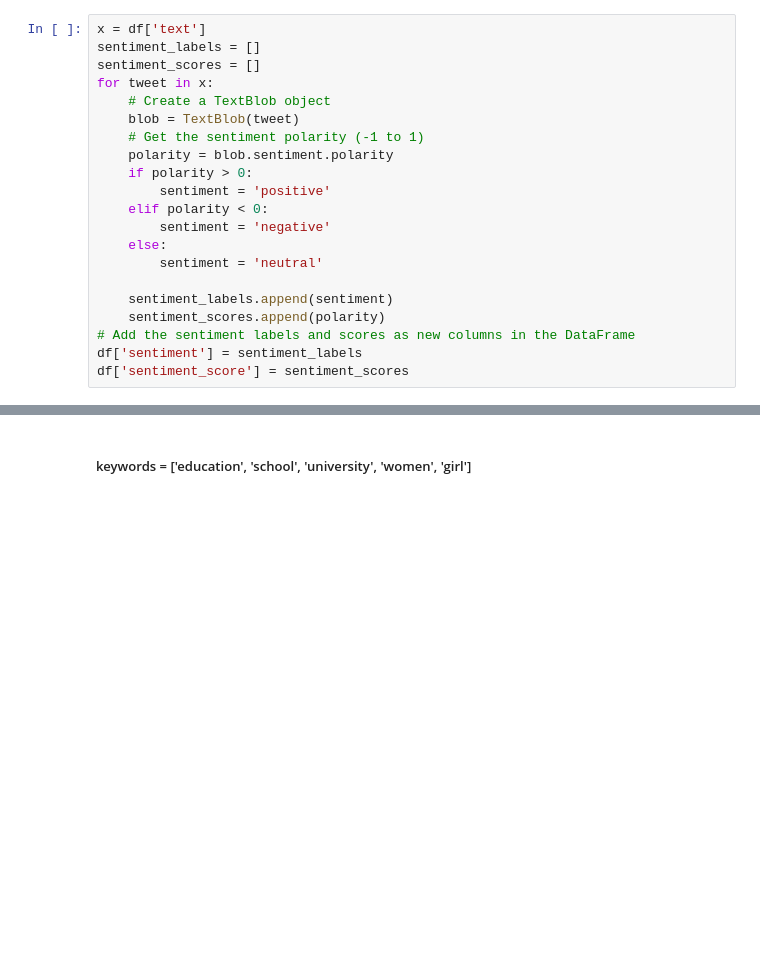
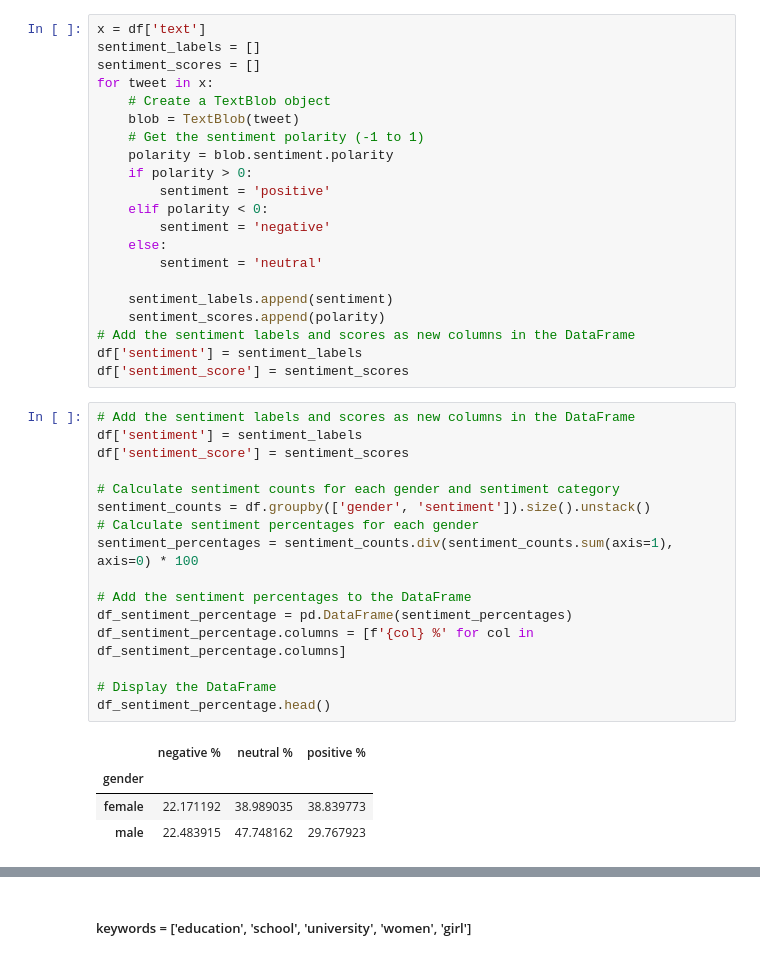
Before and after one commit to Saboor-Hamedi/Master-Thesis, a Jupyter notebook: Analyzing Data/src/men_women_activists.ipynb, the cells around one changed output, grey strips where cells are left out. Saved outputs shown, nothing was run; the diff lists cells and outputs as text; blank space fills up the shorter version.

```diff
--- a/Analyzing Data/src/men_women_activists.ipynb
+++ b/Analyzing Data/src/men_women_activists.ipynb
@@ -41,3 +43,24 @@ for tweet in x:
 # Add the sentiment labels and scores as new columns in the DataFrame
 df['sentiment'] = sentiment_labels
 df['sentiment_score'] = sentiment_scores
+# %%
+# Add the sentiment labels and scores as new columns in the DataFrame
+df['sentiment'] = sentiment_labels
+df['sentiment_score'] = sentiment_scores
+
+# Calculate sentiment counts for each gender and sentiment category
+sentiment_counts = df.groupby(['gender', 'sentiment']).size().unstack()
+# Calculate sentiment percentages for each gender
+sentiment_percentages = sentiment_counts.div(sentiment_counts.sum(axis=1), axis=0) * 100
+
+# Add the sentiment percentages to the DataFrame
+df_sentiment_percentage = pd.DataFrame(sentiment_percentages)
+df_sentiment_percentage.columns = [f'{col} %' for col in df_sentiment_percentage.columns]
+
+# Display the DataFrame
+df_sentiment_percentage.head()
+# %% [output]
+|  | negative % | neutral % | positive % |
+| gender |  |  |  |
+| female | 22.171192 | 38.989035 | 38.839773 |
+| male | 22.483915 | 47.748162 | 29.767923 |
```
Also changed, not shown: parts of 7 cells of this notebook, 13 other files.
